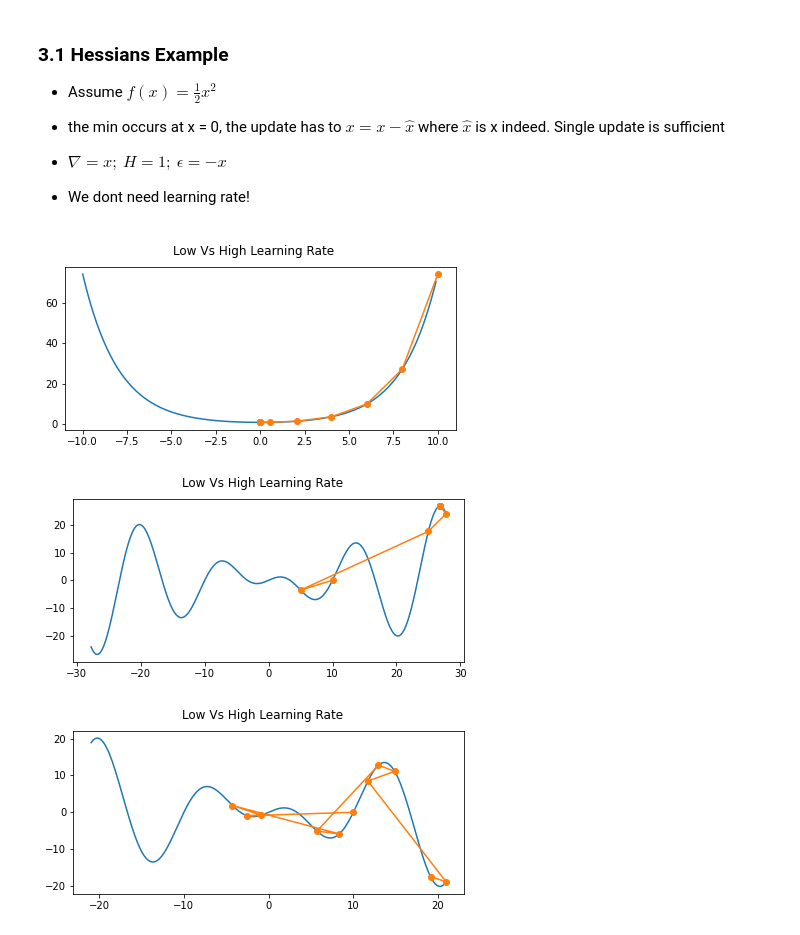
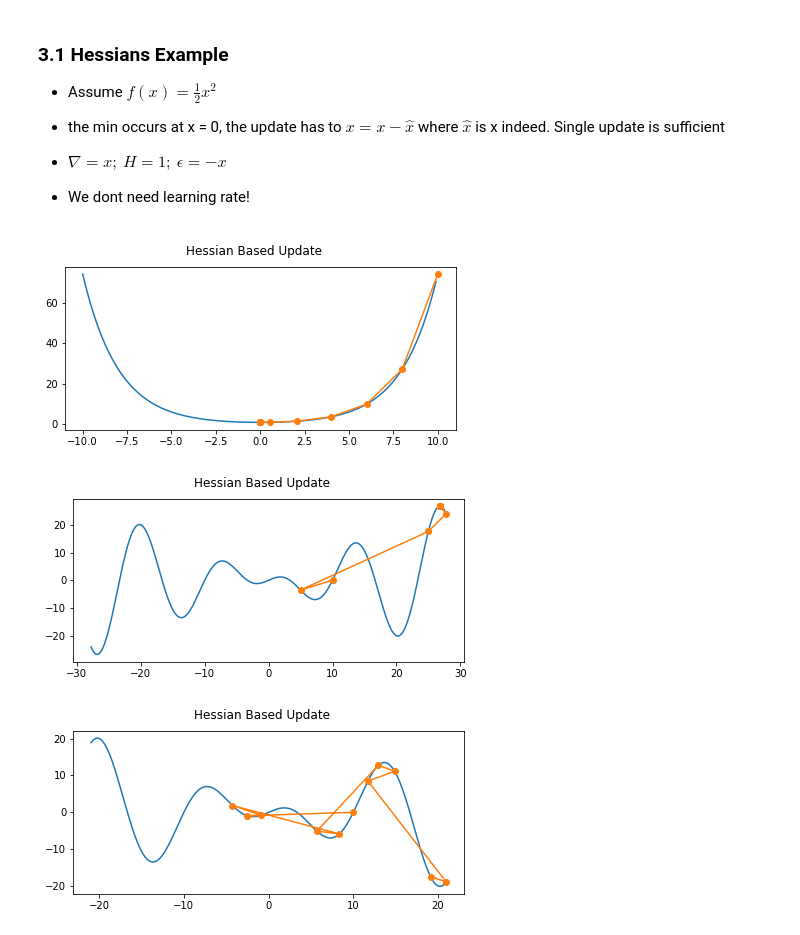
Before and after one commit to arsenallover/ML_From_Scratch, a Jupyter notebook: Optimization/Gradient_Descent.ipynb, the cells around one changed output. Saved outputs shown, nothing was run; the diff lists cells and outputs as text; code cells hidden in the pictures.

```diff
--- a/Optimization/Gradient_Descent.ipynb
+++ b/Optimization/Gradient_Descent.ipynb
@@ -194,28 +192,28 @@ $$ \epsilon = -H^{-1}\nabla f(x) $$
 # %%
 c = tf.constant(0.5)
 f = lambda x: tf.cosh(c * x)  # Objective
 gradf = lambda x: c * tf.sinh(c * x)  # Derivative
 hessf = lambda x: c**2 * tf.cosh(c * x)  # Hessian
 
 def newton(eta=1):
     x = 10.0
     results = [x]
     for i in range(10):
         x -= eta * gradf(x) / hessf(x)
         results.append(float(x))
     return results
 
 def plot_gd_update(result):
     plt.figure(figsize=(7, 3))
-    plt.suptitle("Low Vs High Learning Rate")
+    plt.suptitle("Hessian Based Update")
     n = max(abs(min(result)), abs(max(result)))  # Finding Max val in axis
     f_line = tf.range(-n, n, 0.1)         # Generating Smooth x axis range
     plt.plot(f_line, [f(x) for x in f_line])  # Generate & plot function
     plt.plot(result, [f(x) for x in result], marker='o')  # Plot the weight updates locations
 
 plot_gd_update(newton())
 # %% [output]
-[figure, old version]
+[figure, new version]
 # %%
 c = tf.constant(0.15 * np.pi)
 f = lambda x: x * tf.cos(c * x)
@@ -224,9 +222,9 @@ hessf = lambda x: - 2 * c * tf.sin(c * x) - x * c**2 * tf.cos(c * x)
 
 plot_gd_update(newton())
 # %% [output]
-[figure, old version]
+[figure, new version]
 # %%
 
 plot_gd_update(newton(2.5))
 # %% [output]
-[figure, old version]
+[figure, new version]
```
Also changed, not shown: parts of 1 cell of this notebook.
